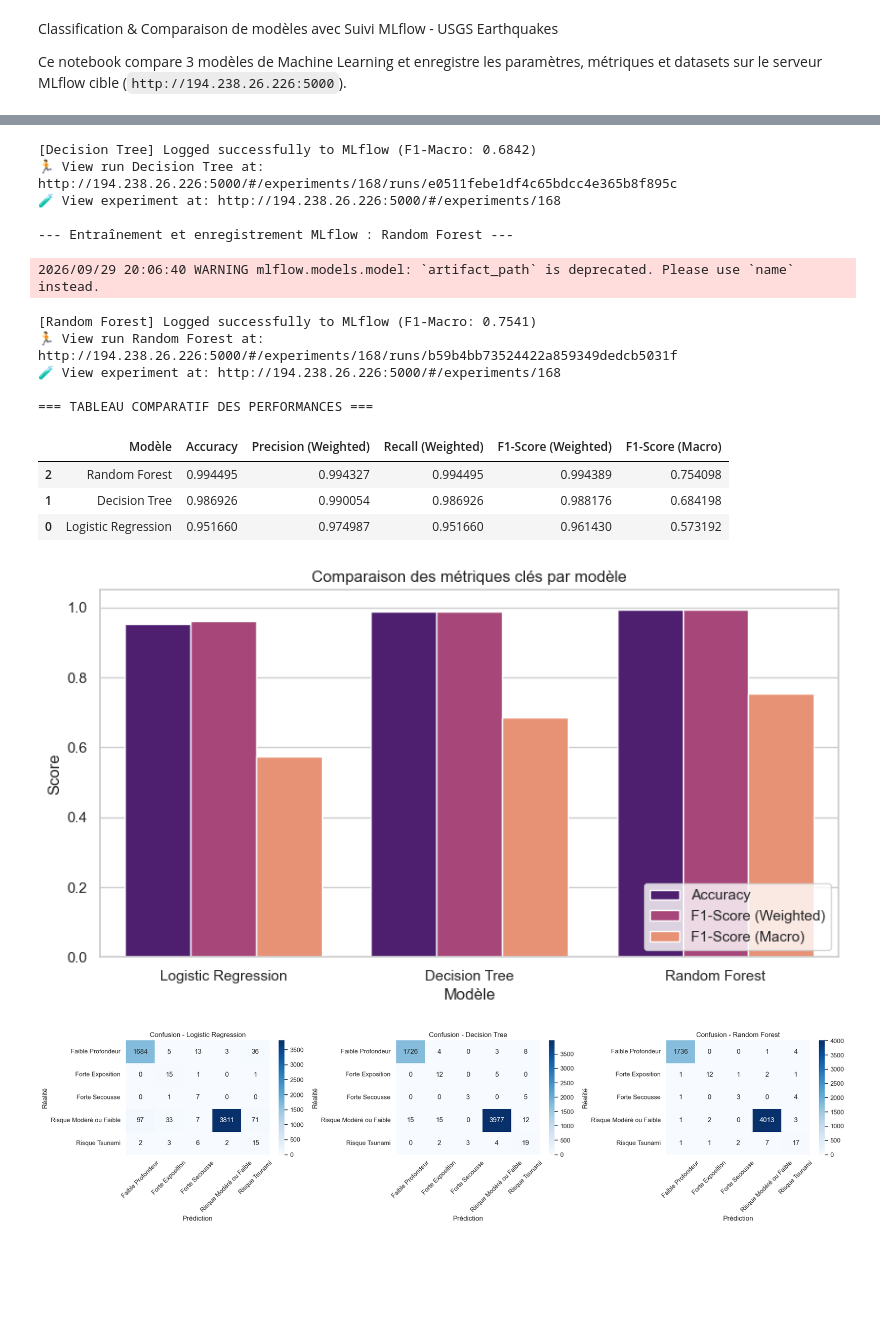
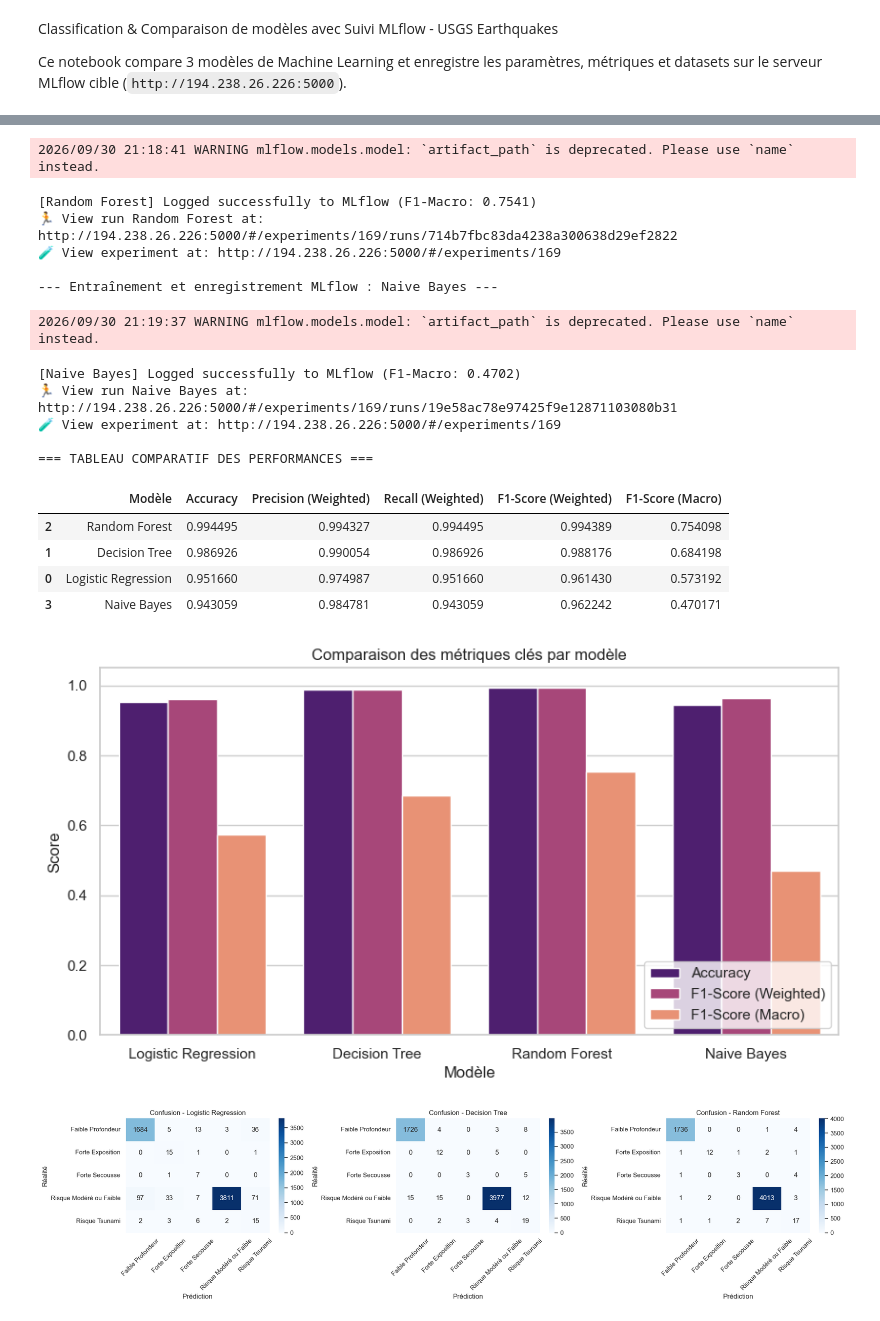
Before and after one commit to tarekalsemaan/USGS-Earthquake-AI, a Jupyter notebook: notebooks/04_Model_Risk_Factors.ipynb, the cells around one changed output, grey strips where cells are left out. Cells and saved outputs as stored; diff of their text form; code cells hidden in the pictures; blank space fills up the shorter version.

```diff
--- a/notebooks/04_Model_Risk_Factors.ipynb
+++ b/notebooks/04_Model_Risk_Factors.ipynb
@@ -20,6 +20,7 @@ from sklearn.linear_model import LogisticRegression
 from sklearn.tree import DecisionTreeClassifier
 from sklearn.ensemble import RandomForestClassifier
 from sklearn.metrics import classification_report, confusion_matrix, accuracy_score, f1_score, precision_score, recall_score
+from sklearn.naive_bayes import GaussianNB
 import shap
 
 # --- Intégration MLflow ---
@@ -210,7 +211,7 @@ for name, config in models.items():
         mlflow.log_metric("f1_score_macro", f1_m)
 
         # 6. Log du Modèle dans l'artefact storage de MLflow
-        mlflow.sklearn.log_model(model, artifact_path=name + "_model", skops_trusted_types=trusted_types)
+        mlflow.sklearn.log_model(model, name=name + "_model", skops_trusted_types=trusted_types)
 
         print(f"[{name}] Logged successfully to MLflow (F1-Macro: {f1_m:.4f})")
 
@@ -295,17 +300,19 @@ Please also refer to the documentation for alternative solver options:
-[Decision Tree] Logged successfully to MLflow (F1-Macro: 0.6842)
-🏃 View run Decision Tree at: http://194.238.26.226:5000/#/experiments/168/runs/e0511febe1df4c65bdcc4e365b8f895c
-🧪 View experiment at: http://194.238.26.226:5000/#/experiments/168
-
---- Entraînement et enregistrement MLflow : Random Forest ---
+2026/09/30 21:18:41 WARNING mlflow.models.model: `artifact_path` is deprecated. Please use `name` instead.
-2026/09/29 20:06:40 WARNING mlflow.models.model: `artifact_path` is deprecated. Please use `name` instead.
+[Random Forest] Logged successfully to MLflow (F1-Macro: 0.7541)
+🏃 View run Random Forest at: http://194.238.26.226:5000/#/experiments/169/runs/714b7fbc83da4238a300638d29ef2822
+🧪 View experiment at: http://194.238.26.226:5000/#/experiments/169
+
+--- Entraînement et enregistrement MLflow : Naive Bayes ---
-[Random Forest] Logged successfully to MLflow (F1-Macro: 0.7541)
-🏃 View run Random Forest at: http://194.238.26.226:5000/#/experiments/168/runs/b59b4bb73524422a859349dedcb5031f
-🧪 View experiment at: http://194.238.26.226:5000/#/experiments/168
-
-=== TABLEAU COMPARATIF DES PERFORMANCES ===
+2026/09/30 21:19:37 WARNING mlflow.models.model: `artifact_path` is deprecated. Please use `name` instead.
+[Naive Bayes] Logged successfully to MLflow (F1-Macro: 0.4702)
+🏃 View run Naive Bayes at: http://194.238.26.226:5000/#/experiments/169/runs/19e58ac78e97425f9e12871103080b31
+🧪 View experiment at: http://194.238.26.226:5000/#/experiments/169
+
+=== TABLEAU COMPARATIF DES PERFORMANCES ===
 |  | Modèle | Accuracy | Precision (Weighted) | Recall (Weighted) | F1-Score (Weighted) | F1-Score (Macro) |
 | 2 | Random Forest | 0.994495 | 0.994327 | 0.994495 | 0.994389 | 0.754098 |
 | 1 | Decision Tree | 0.986926 | 0.990054 | 0.986926 | 0.988176 | 0.684198 |
 | 0 | Logistic Regression | 0.951660 | 0.974987 | 0.951660 | 0.961430 | 0.573192 |
+| 3 | Naive Bayes | 0.943059 | 0.984781 | 0.943059 | 0.962242 | 0.470171 |
-[figure, old version]
+[figure, new version]
 [figure]
```
Also changed, not shown: parts of 1 cell of this notebook.
